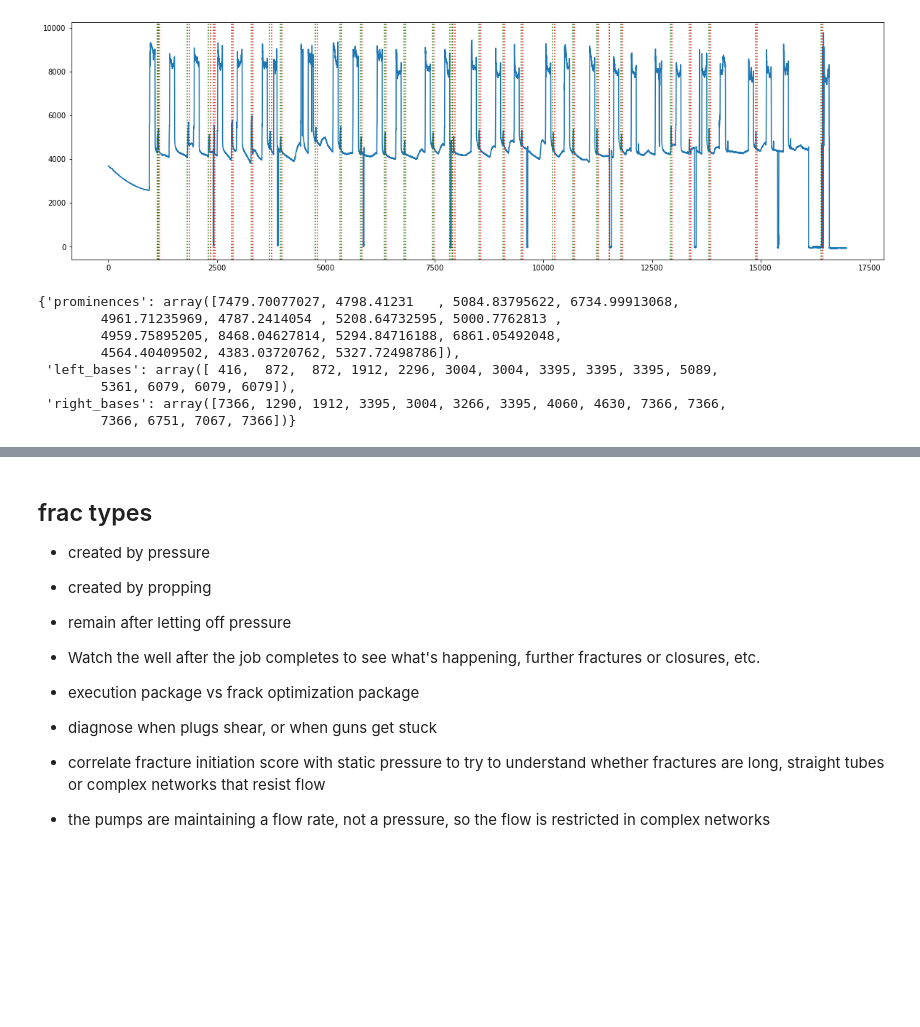
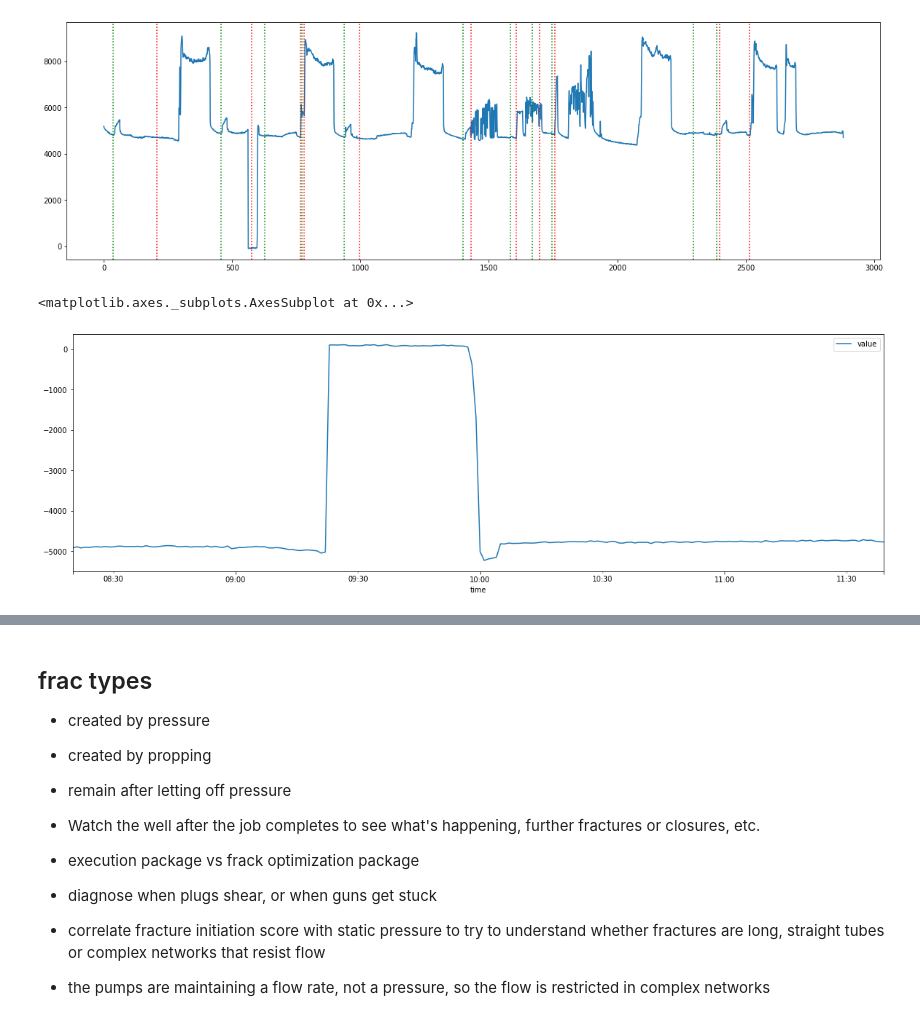
Before and after one commit to endlessformsOR/frac_score_ml_3_nov, a Jupyter notebook: notebooks/spectral_analysis.ipynb, the cells around one changed output, grey strips where cells are left out. Cells and saved outputs as stored; diff of their text form; code cells hidden in the pictures; blank space fills up the shorter version.

Commit message:
Adding latest detectors and tests

```diff
--- a/notebooks/spectral_analysis.ipynb
+++ b/notebooks/spectral_analysis.ipynb
@@ -68,18 +71,10 @@ detectors.plot_range_events(static_data['value'].values, stages)
-# %%
-start_time = datetime.datetime(year=2020, month=1, day=1, hour=0, minute=0, second=0)
-static_data = db.sensor_data(sensor_id, period=60, start_time=start_time)
-pumpdowns = detectors.detect_pumpdown(static_data['value'].values)
-detectors.plot_range_events(static_data['value'].values, pumpdowns)
-# %% [output]
-[figure, removed]
-# %%
-peak_info
-# %% [output]
-{'prominences': array([7479.70077027, 4798.41231   , 5084.83795622, 6734.99913068,
-        4961.71235969, 4787.2414054 , 5208.64732595, 5000.7762813 ,
-        4959.75895205, 8468.04627814, 5294.84716188, 6861.05492048,
-        4564.40409502, 4383.03720762, 5327.72498786]),
- 'left_bases': array([ 416,  872,  872, 1912, 2296, 3004, 3004, 3395, 3395, 3395, 5089,
-        5361, 6079, 6079, 6079]),
- 'right_bases': array([7366, 1290, 1912, 3395, 3004, 3266, 3395, 4060, 4630, 7366, 7366,
-        7366, 6751, 7067, 7366])}
+# %%
+pumpdowns = detectors.detect_pumpdowns(static_data['value'].values)
+detectors.plot_range_events(static_data['value'].values, pumpdowns)
+# %% [output]
+[figure, added]
+# %%
+(-1*static_data.iloc[500:700]).plot()
+# %% [output]
+<matplotlib.axes._subplots.AxesSubplot at 0x...>
+[figure, added]
```
Also changed, not shown: parts of 5 cells of this notebook, 4 other files.
